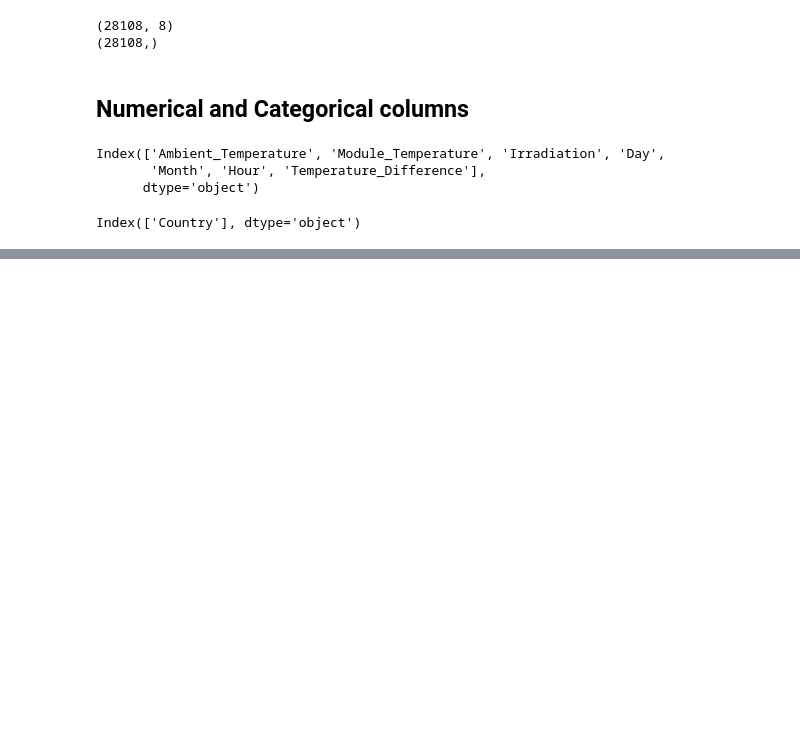
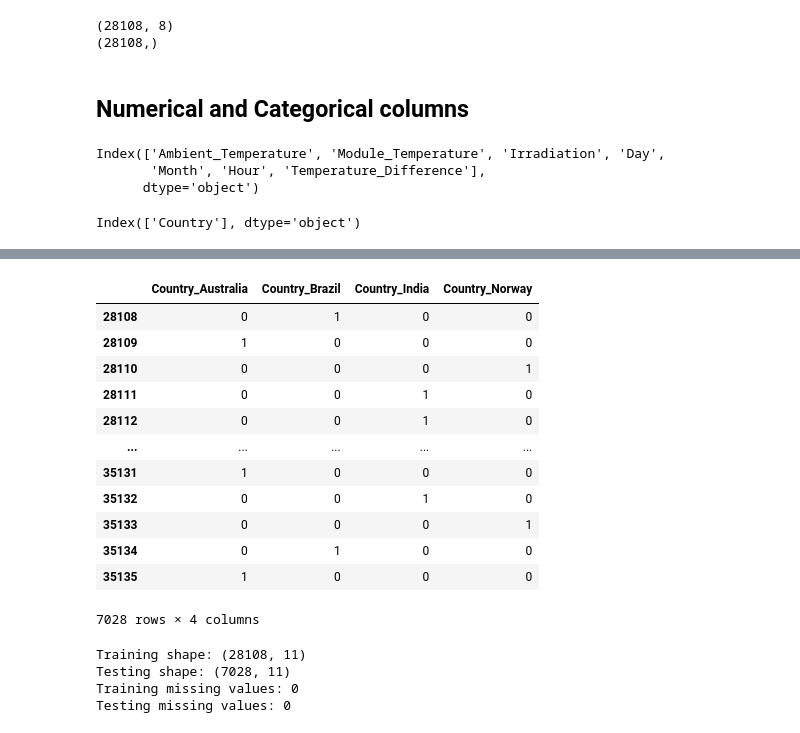
Before and after one commit to archasunil1111-jpg/Solar_Power_Generation_Prediction, a Jupyter notebook: notebooks/02_modeling.ipynb, the cells around one changed output, grey strips where cells are left out. Cells and saved outputs as stored; diff of their text form; code cells hidden in the pictures; blank space fills up the shorter version.

```diff
--- a/notebooks/02_modeling.ipynb
+++ b/notebooks/02_modeling.ipynb
@@ -134,0 +158,3 @@ Index(['Country'], dtype='object')
+# %%
+encoded_test=encoder.transform(X_test[categorical_col])
+encoded_test
@@ -134,0 +188,17 @@ Index(['Country'], dtype='object')
+# %%
+encoded_test_df=pd.DataFrame(encoded_test,columns=encoder.get_feature_names_out(categorical_col),index=X_test.index)
+encoded_test_df
+# %% [output]
+|  | Country_Australia | Country_Brazil | Country_India | Country_Norway |
+| 28108 | 0 | 1 | 0 | 0 |
+| 28109 | 1 | 0 | 0 | 0 |
+| 28110 | 0 | 0 | 0 | 1 |
+| 28111 | 0 | 0 | 1 | 0 |
+| 28112 | 0 | 0 | 1 | 0 |
+| ... | ... | ... | ... | ... |
+| 35131 | 1 | 0 | 0 | 0 |
+| 35132 | 0 | 0 | 1 | 0 |
+| 35133 | 0 | 0 | 0 | 1 |
+| 35134 | 0 | 1 | 0 | 0 |
+| 35135 | 1 | 0 | 0 | 0 |
+7028 rows × 4 columns
@@ -134,0 +208,12 @@ Index(['Country'], dtype='object')
+# %%
+X_train_final = pd.concat([X_train_num, encoded_train_df],axis=1)
+X_test_final = pd.concat([X_test_num, encoded_test_df],axis=1)
+print("Training shape:",X_train_final.shape)
+print("Testing shape:",X_test_final.shape)
+print("Training missing values:",X_train_final.isnull().sum().sum())
+print("Testing missing values:",X_test_final.isnull().sum().sum())
+# %% [output]
+Training shape: (28108, 11)
+Testing shape: (7028, 11)
+Training missing values: 0
+Testing missing values: 0
```
Also changed, not shown: parts of 9 cells of this notebook.
